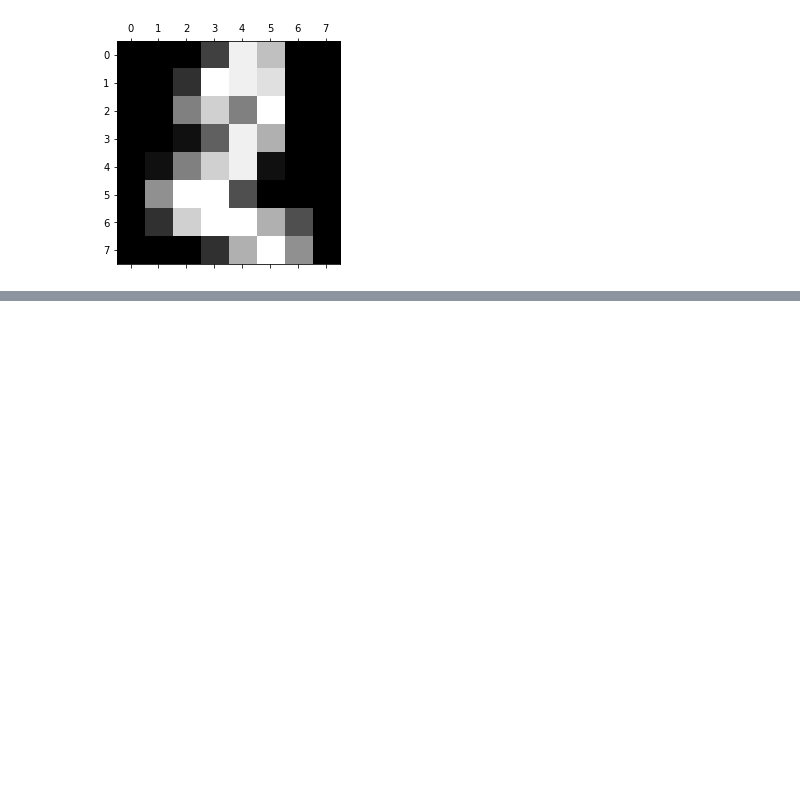
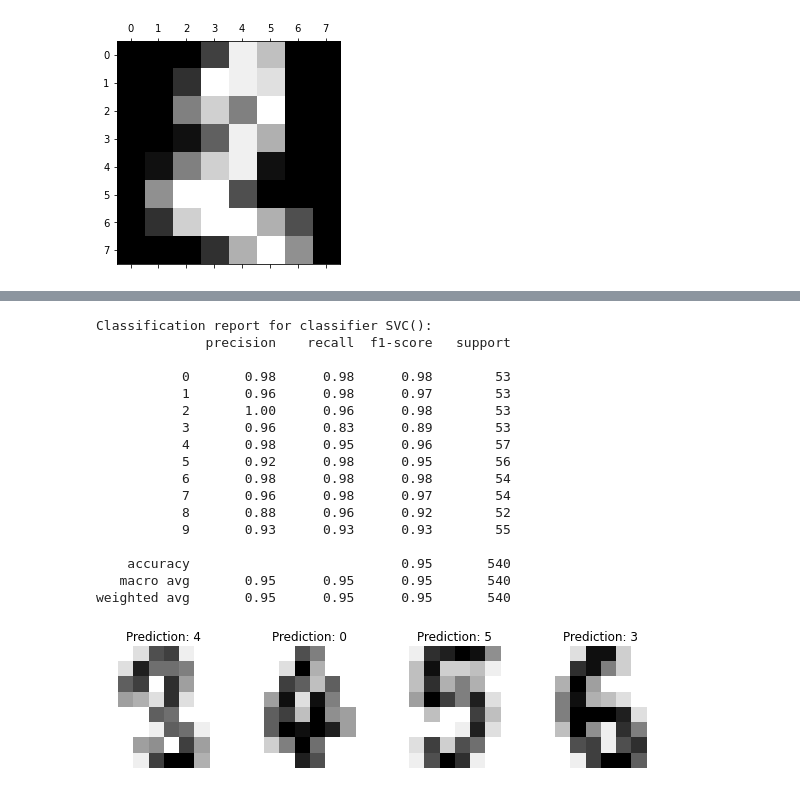
Before and after one commit to JHarrisonEcoEvo/computing_tutorials, a Jupyter notebook: sklearn_primer.ipynb, the cells around one changed output, grey strips where cells are left out. Cells and saved outputs as stored; diff of their text form; code cells hidden in the pictures; blank space fills up the shorter version.

```diff
--- a/sklearn_primer.ipynb
+++ b/sklearn_primer.ipynb
@@ -29,0 +110,35 @@ plt.show()
+# %%
+#train
+sgd.fit(x_train, y_train)
+
+#predict
+predicted = clf.predict(x_test)
+
+_, axes = plt.subplots(nrows=1, ncols=4, figsize=(10, 3))
+for ax, image, prediction in zip(axes, X_test, predicted):
+    ax.set_axis_off()
+    image = image.reshape(8, 8)
+    ax.imshow(image, cmap=plt.cm.gray_r, interpolation='nearest')
+    ax.set_title(f'Prediction: {prediction}')
+
+print(f"Classification report for classifier {clf}:\n"
+      f"{metrics.classification_report(y_test, predicted)}\n")
+# %% [output]
+Classification report for classifier SVC():
+              precision    recall  f1-score   support
+
+           0       0.98      0.98      0.98        53
+           1       0.96      0.98      0.97        53
+           2       1.00      0.96      0.98        53
+           3       0.96      0.83      0.89        53
+           4       0.98      0.95      0.96        57
+           5       0.92      0.98      0.95        56
+           6       0.98      0.98      0.98        54
+           7       0.96      0.98      0.97        54
+           8       0.88      0.96      0.92        52
+           9       0.93      0.93      0.93        55
+
+    accuracy                           0.95       540
+   macro avg       0.95      0.95      0.95       540
+weighted avg       0.95      0.95      0.95       540
+[figure, added]
```
Also changed, not shown: parts of 21 cells of this notebook.
